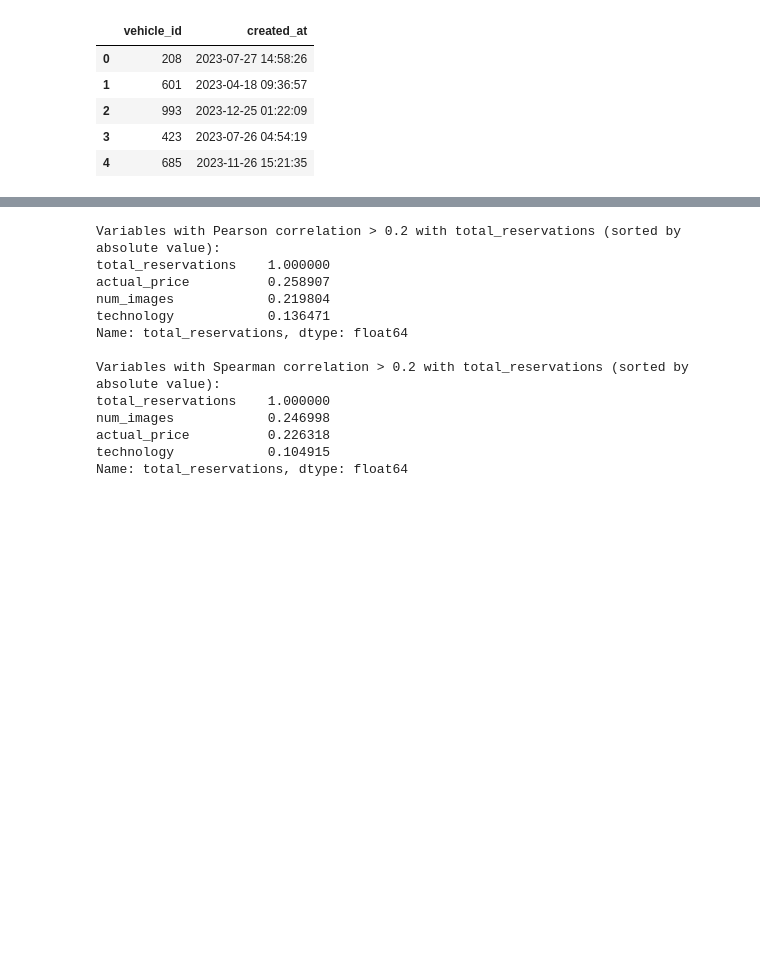
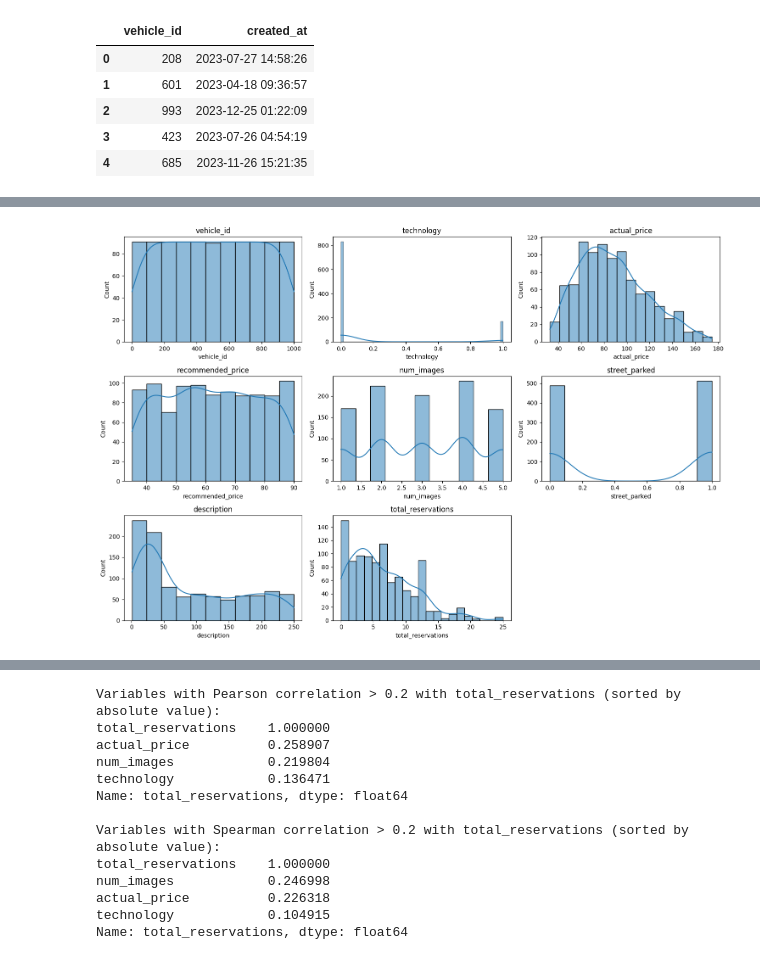
Before and after one commit to Philippe-RM/turo, a Jupyter notebook: jupyter/notebooks/analyses/statistiques.ipynb, the cells around one changed output, grey strips where cells are left out. Cells and saved outputs as stored; diff of their text form; code cells hidden in the pictures; blank space fills up the shorter version.

```diff
--- a/jupyter/notebooks/analyses/statistiques.ipynb
+++ b/jupyter/notebooks/analyses/statistiques.ipynb
@@ -48,0 +96,12 @@ display(merged_data.head())
+# %%
+# Plot histograms for each column to understand the distribution
+plt.figure(figsize=(15, 10))
+for i, column in enumerate(merged_data.columns):
+    if merged_data[column].dtype in [np.dtype('int64'), np.dtype('float64')]:
+        plt.subplot(3, 3, i+1)
+        sns.histplot(merged_data[column], kde=True)
+        plt.title(column)
+plt.tight_layout()
+plt.show()
+# %% [output]
+[figure, added]
```
Also changed, not shown: parts of 22 cells of this notebook.
